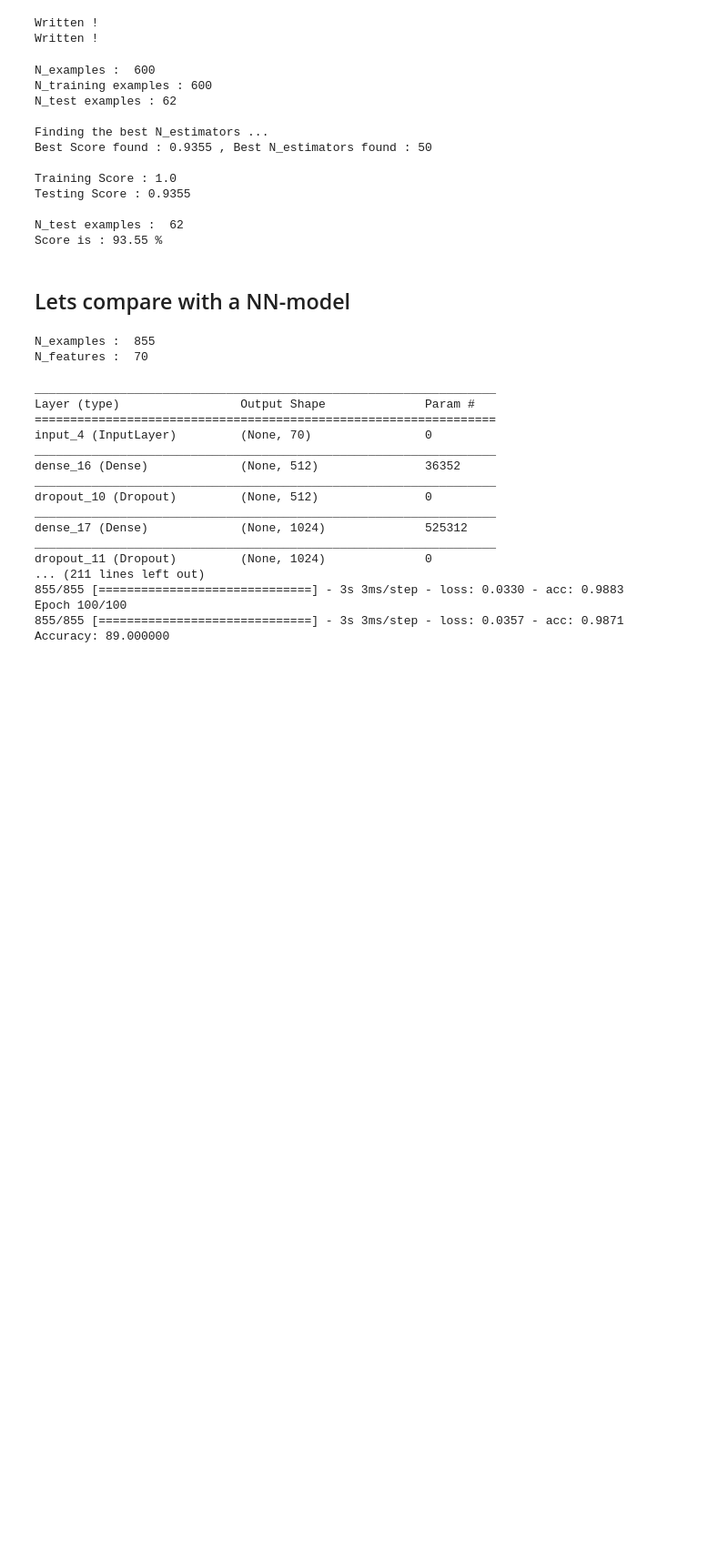
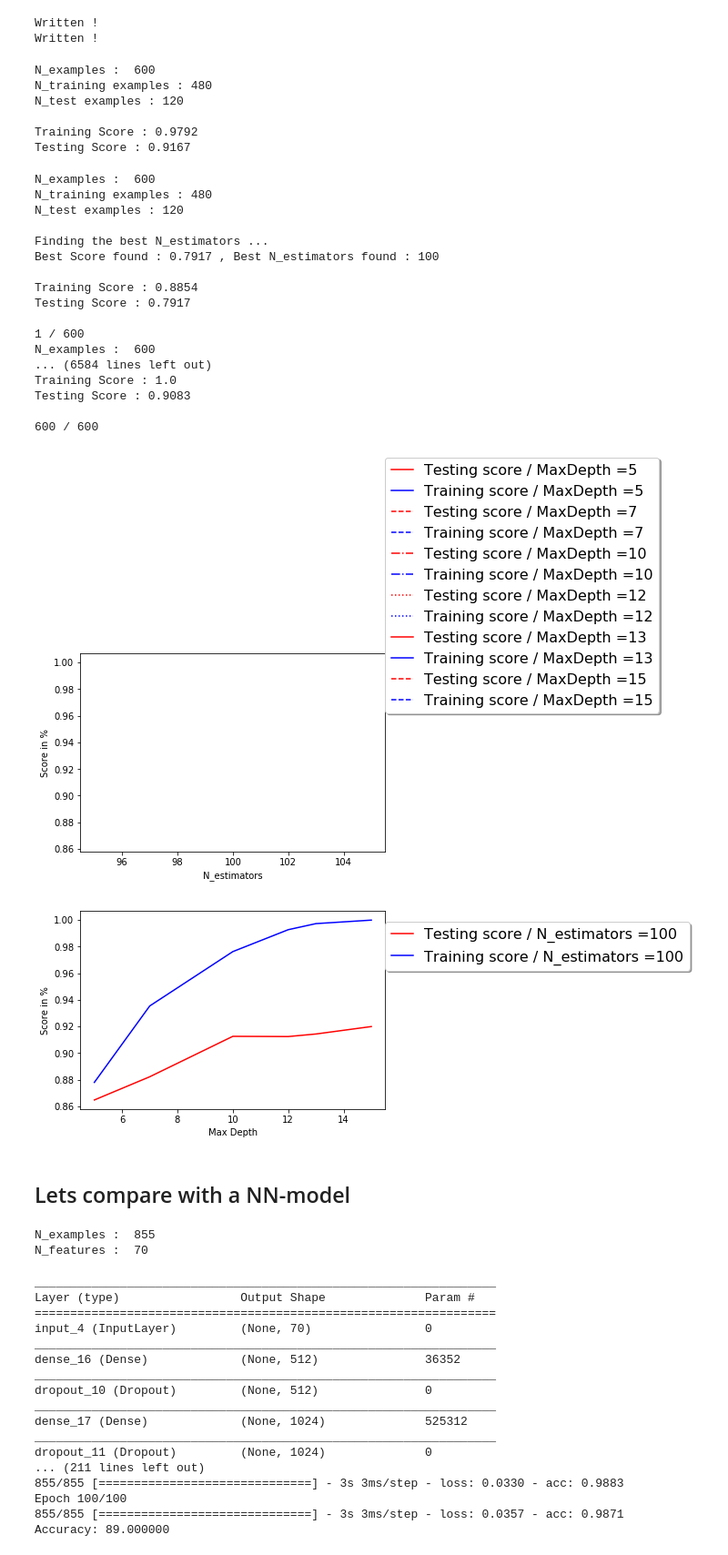
Before and after one commit to ben-mar/MTGMulliganer, a Jupyter notebook: MTGnotebook.ipynb, the cells around one changed output. Shown at 91% size. Saved outputs shown, nothing was run; the diff lists cells and outputs as text; code cells hidden in the pictures; blank space fills up the shorter version.

```diff
--- a/MTGnotebook.ipynb
+++ b/MTGnotebook.ipynb
@@ -190,21 +263,37 @@ Written !
 Written !
 # %%
 humans = Train('Humans',DeckDictHumans)
-humans.TrainAndTest(Nestimators = 50,FindBestNestimators=True, TestingFileInput = 'TestingSet')
-FailedHands = humans.MyScore()
+humans.TrainAndTest(Nestimators = 100, MaxDepth = 10, FindBestNestimators=False, TestSize=0.2)
 # %% [output]
 N_examples :  600
-N_training examples : 600
-N_test examples : 62
+N_training examples : 480
+N_test examples : 120
 
-Finding the best N_estimators ...
-Best Score found : 0.9355 , Best N_estimators found : 50
-
-Training Score : 1.0
-Testing Score : 0.9355
-
-N_test examples :  62
-Score is : 93.55 %
+Training Score : 0.9792
+Testing Score : 0.9167
+# %%
+HumansAnalyse = Analyse('Humans')
+HumansAnalyse.PlotGraphs(MaxDepthList=[5,7,10,12,13,15],TestSizeList=[0.2],NestimatorsList=[100],Nexperiments=100)
+# %% [output]
+N_examples :  600
+N_training examples : 480
+N_test examples : 120
+
+Finding the best N_estimators ...
+Best Score found : 0.7917 , Best N_estimators found : 100
+
+Training Score : 0.8854
+Testing Score : 0.7917
+
+1 / 600
+N_examples :  600
+... (6584 lines left out)
+Training Score : 1.0
+Testing Score : 0.9083
+
+600 / 600
+[figure, added]
+[figure, added]
 # %%
 from DeckDictHumans import *
 humans = Main('Humans',DeckDictHumans,Resolution='low')
```
Also changed, not shown: parts of 13 cells of this notebook, 8 other files.
